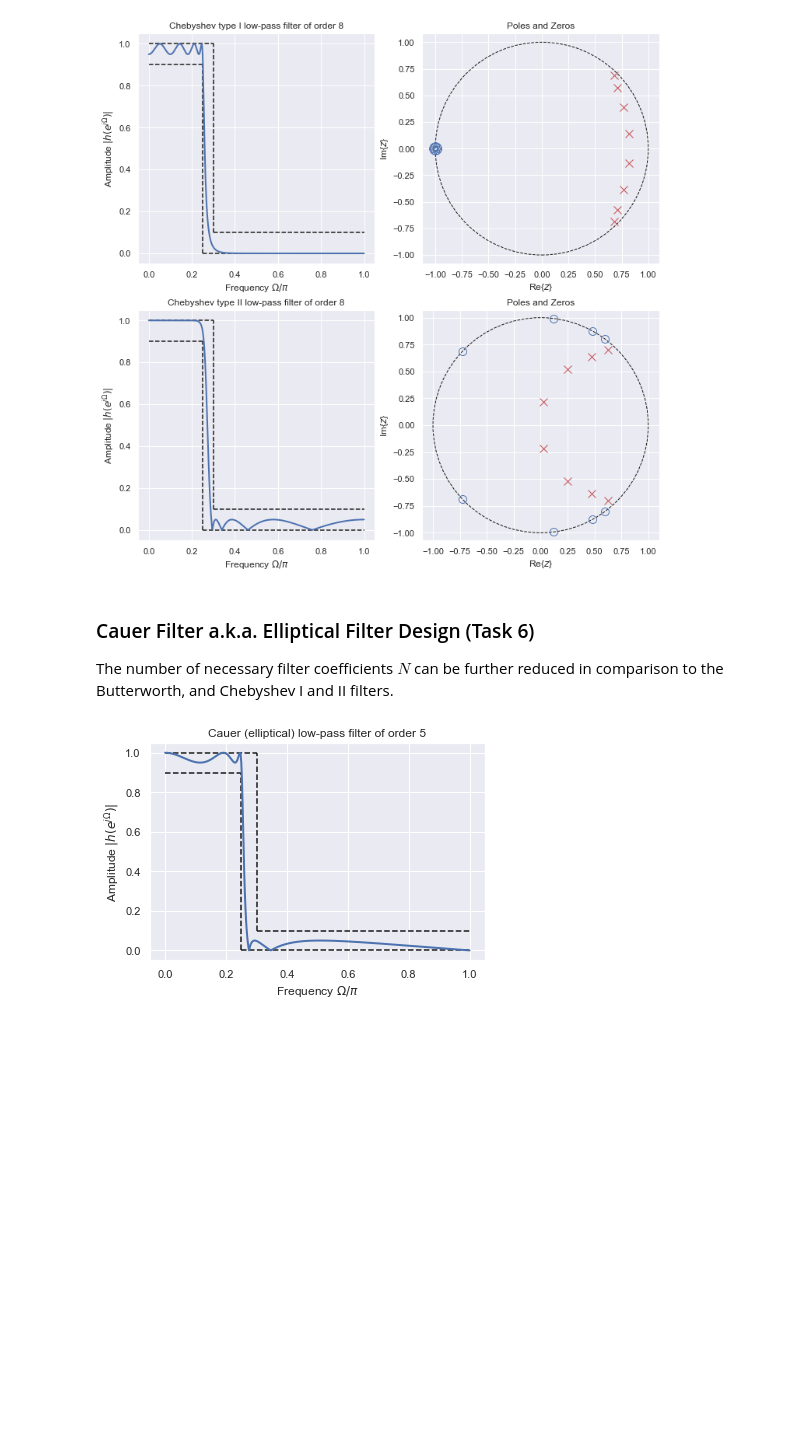
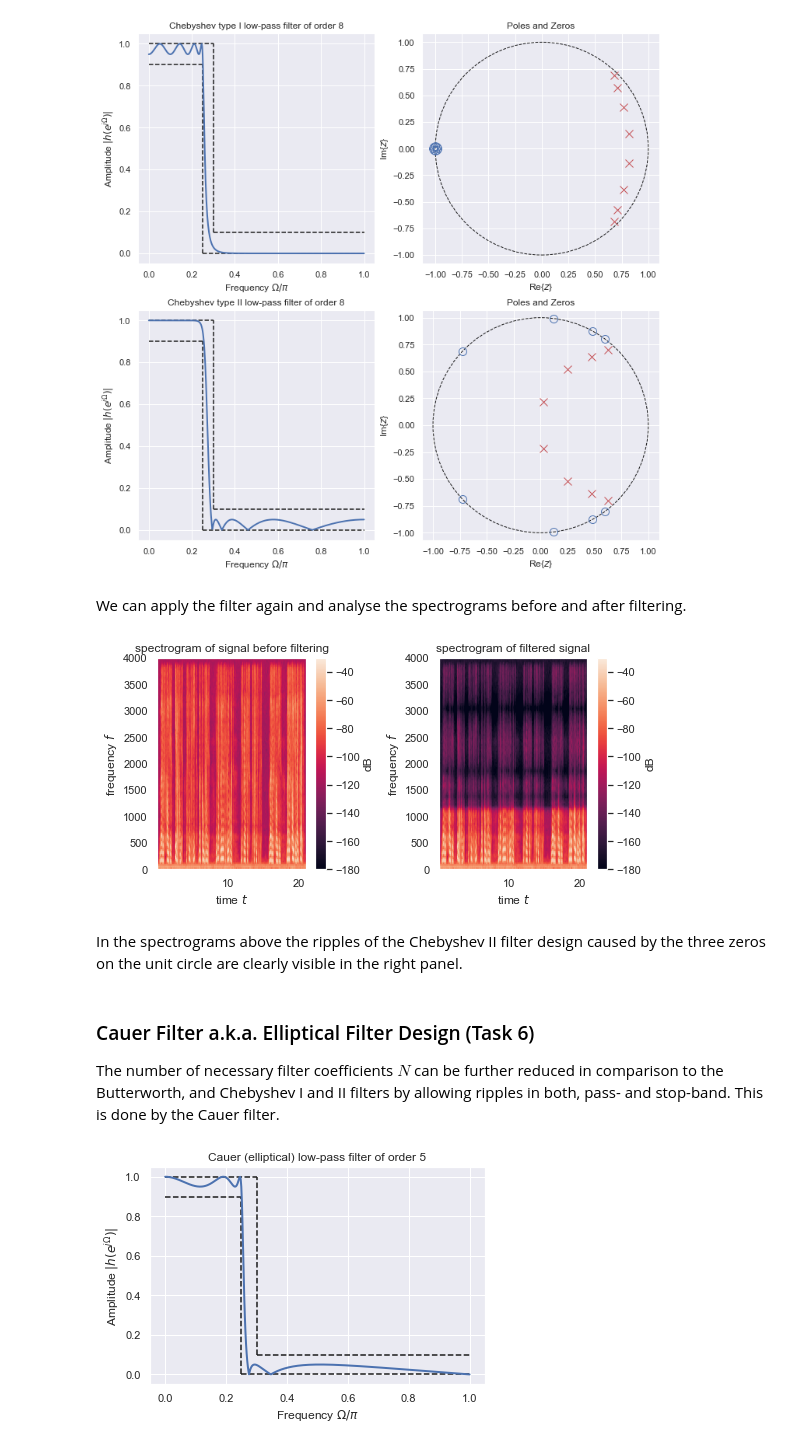
Before and after one commit to sap-shef/SpeechProcesssingLab, a Jupyter notebook: Lab-Sheet-Solutions/Lab-Sheet-5-Solution.ipynb, the cells around one changed output. Drawn from its saved outputs; the diff is of its cells as text; code cells hidden in the pictures; blank space fills up the shorter version.

```diff
--- a/Lab-Sheet-Solutions/Lab-Sheet-5-Solution.ipynb
+++ b/Lab-Sheet-Solutions/Lab-Sheet-5-Solution.ipynb
@@ -431,10 +444,44 @@ plt.subplot(2,2,4)
 zplane(np.roots(b), np.roots(a))
 # %% [output]
 [figure]
+# %% [markdown]
+We can apply the filter again and analyse the spectrograms before and after filtering.
+# %%
+s_filtered = signal.filtfilt(b, a, s)
+
+
+# visualise as spectrograms
+fig=plt.figure(figsize=(8,4)) # create a figure of size 12 x 6 inches
+
+plt.subplot(1,2,1)
+plt.specgram(s, Fs=fs)
+plt.title('spectrogram of signal before filtering')
+plt.xlabel('time $t$')
+plt.ylabel('frequency $f$')
+plt.grid(None) # no grid (in case you used seaborn)
+
+plt.colorbar(label='dB');
+plt.clim(-180,-30)
+
+plt.subplot(1,2,2)
+plt.specgram(s_filtered, Fs=fs)
+plt.title('spectrogram of filtered signal')
+plt.xlabel('time $t$')
+plt.ylabel('frequency $f$')
+plt.grid(None)  # no grid (in case you used seaborn)
+
+plt.colorbar(label='dB');
+plt.clim(-180,-30)
+
+plt.tight_layout() # to see all axis descriptions
+# %% [output]
+[figure, added]
+# %% [markdown]
+In the spectrograms above the ripples of the Chebyshev II filter design caused by the three zeros on the unit circle are clearly visible in the right panel.
 # %% [markdown]
 ### Cauer Filter a.k.a. Elliptical Filter Design (Task 6)
 
-The number of necessary filter coefficients $N$ can be further reduced in comparison to the Butterworth, and Chebyshev I and II filters.
+The number of necessary filter coefficients $N$ can be further reduced in comparison to the Butterworth, and Chebyshev I and II filters by allowing ripples in both, pass- and stop-band. This is done by the Cauer filter.
 # %%
 # get lowest filter order N to fullfill requirements above
 N, Wn = signal.ellipord(wp, ws, Rp, Rs)
```
Also changed, not shown: parts of 23 cells of this notebook, 1 other file.
